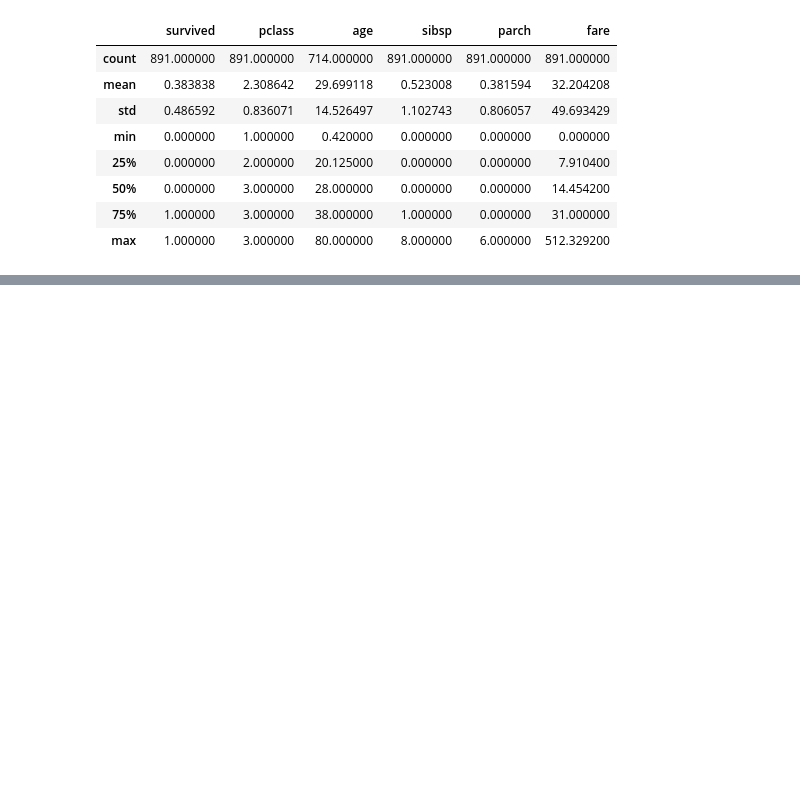
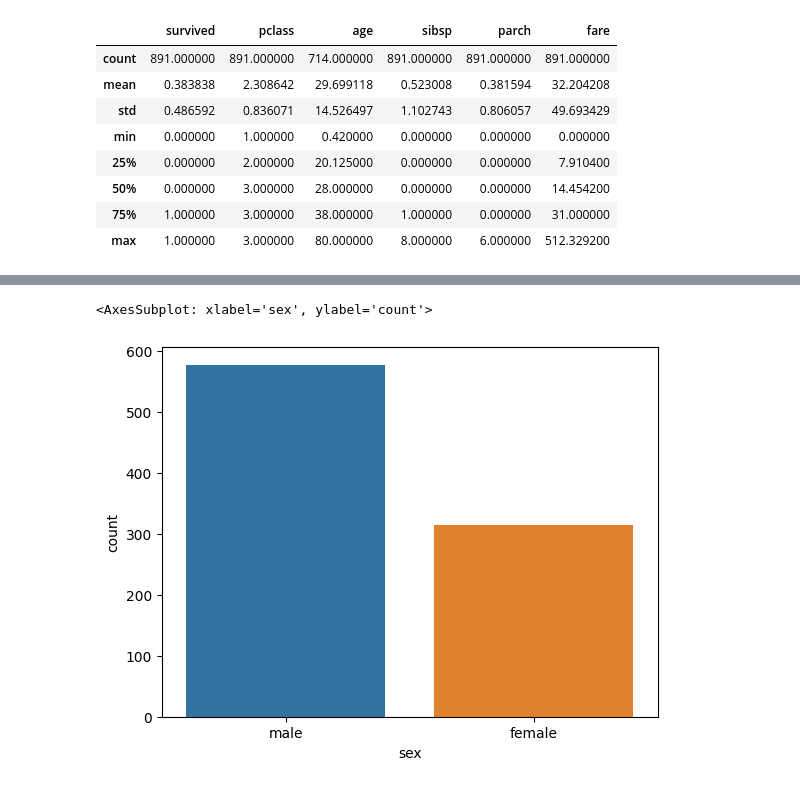
Before and after one commit to nadeap/Machine-Learning, a Jupyter notebook: Data Analysis/EDA.ipynb, the cells around one changed output, grey strips where cells are left out. Drawn from its saved outputs; the diff is of its cells as text; code cells hidden in the pictures; blank space fills up the shorter version.

```diff
--- a/Data Analysis/EDA.ipynb
+++ b/Data Analysis/EDA.ipynb
@@ -57,0 +132,5 @@ titanic.describe()
+# %%
+sns.countplot(x=titanic['sex'])
+# %% [output]
+<AxesSubplot: xlabel='sex', ylabel='count'>
+[figure, added]
```
Also changed, not shown: parts of 12 cells of this notebook.
